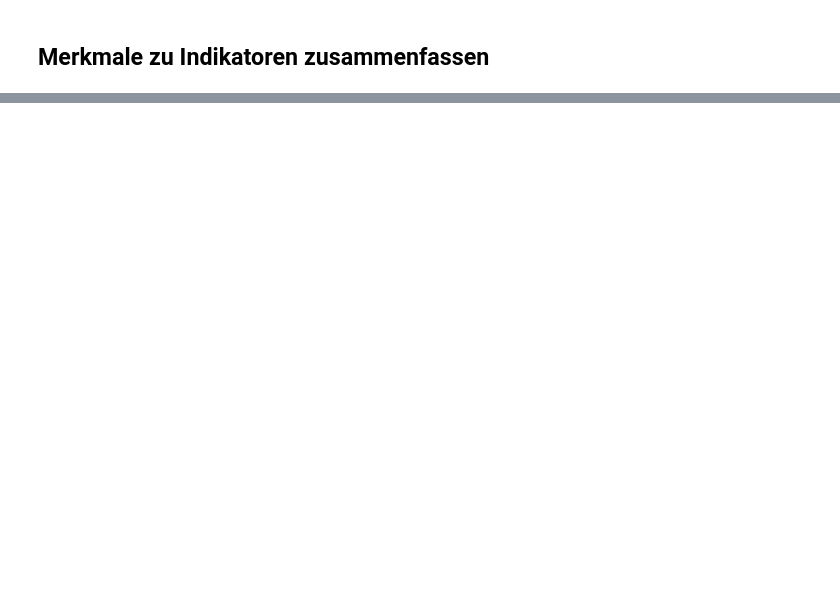
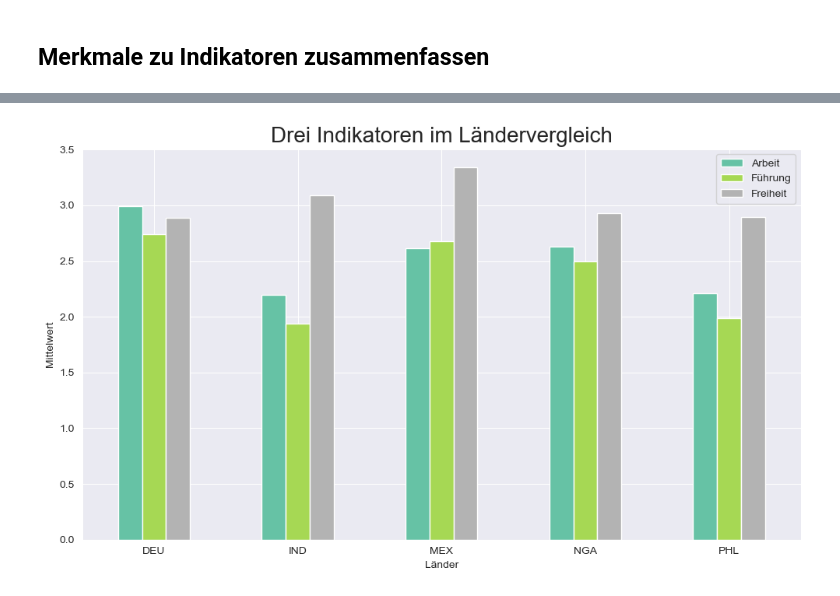
Before and after one commit to Alisonmm222/interkult, a Jupyter notebook: notebooks/analysis.ipynb, the cells around one changed output, grey strips where cells are left out. Drawn from its saved outputs; the diff is of its cells as text; code cells hidden in the pictures; blank space fills up the shorter version.

```diff
--- a/notebooks/analysis.ipynb
+++ b/notebooks/analysis.ipynb
@@ -351,0 +78,3 @@ USA & 83.4 & 60.1 & 34.9 \\
+# %%
+df_idx = df_merkm[["B_COUNTRY_ALPHA"] + indizes].copy()
+df_idx.head()
@@ -351,0 +125,15 @@ USA & 83.4 & 60.1 & 34.9 \\
+# %%
+# Mittelwerte pro Land
+grouped = df_idx.groupby('B_COUNTRY_ALPHA')[['idx_arbeit', 'idx_fuehrung', 'idx_freiheit']].mean()
+
+grouped.plot(kind='bar', figsize=(10, 6), colormap='Set2')
+plt.title('Drei Indikatoren im Ländervergleich', fontsize=20)
+plt.ylabel('Mittelwert')
+plt.xlabel('Länder')
+plt.xticks(rotation=0)
+plt.legend(['Arbeit', 'Führung', 'Freiheit'])
+plt.tight_layout()
+plt.savefig("indikatoren_vergleich.png", dpi=300)
+plt.show()
+# %% [output]
+[figure, added]
```
Also changed, not shown: parts of 27 cells of this notebook.
